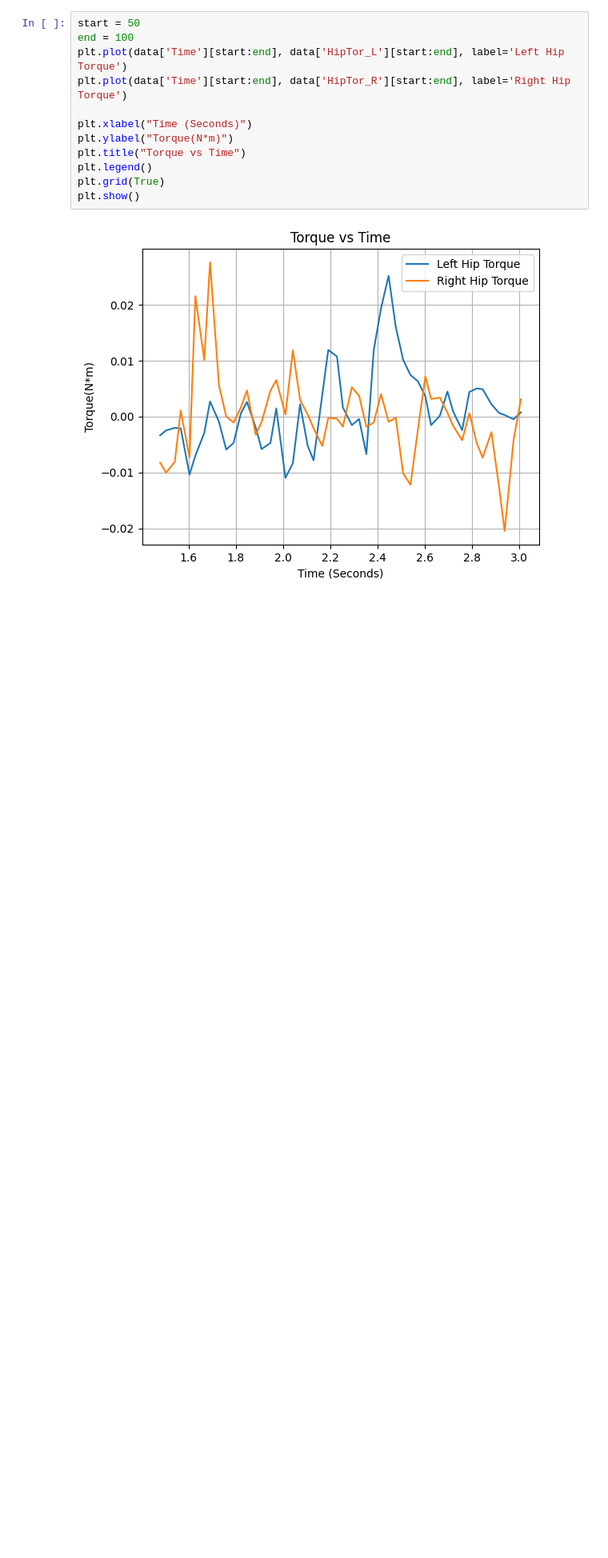
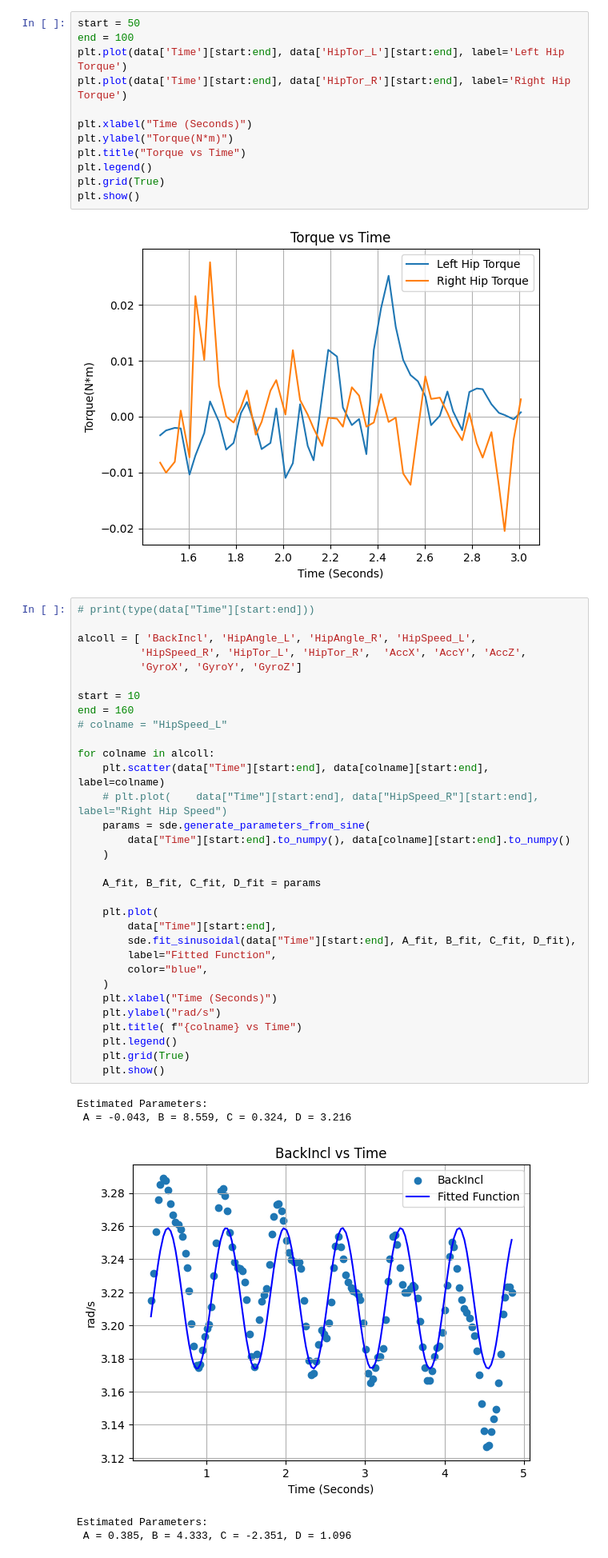
Before and after one commit to BIOROB-Lab-192/robotic-hip-exoskeleton, a Jupyter notebook: src/jupyter.ipynb, the cells around one changed output. Shown at 80% size. Saved outputs shown, nothing was run; the diff lists cells and outputs as text; blank space fills up the shorter version.

```diff
--- a/src/jupyter.ipynb
+++ b/src/jupyter.ipynb
@@ -97,3 +117,41 @@ plt.grid(True)
 plt.show()
 # %% [output]
 [figure]
+# %%
+# print(type(data["Time"][start:end]))
+
+alcoll = [ 'BackIncl', 'HipAngle_L', 'HipAngle_R', 'HipSpeed_L',
+          'HipSpeed_R', 'HipTor_L', 'HipTor_R',  'AccX', 'AccY', 'AccZ',
+          'GyroX', 'GyroY', 'GyroZ']
+
+start = 10
+end = 160
+# colname = "HipSpeed_L"
+
+for colname in alcoll:
+    plt.scatter(data["Time"][start:end], data[colname][start:end], label=colname)
+    # plt.plot(    data["Time"][start:end], data["HipSpeed_R"][start:end], label="Right Hip Speed")
+    params = sde.generate_parameters_from_sine(
+        data["Time"][start:end].to_numpy(), data[colname][start:end].to_numpy()
+    )
+
+    A_fit, B_fit, C_fit, D_fit = params
+
+    plt.plot(
+        data["Time"][start:end],
+        sde.fit_sinusoidal(data["Time"][start:end], A_fit, B_fit, C_fit, D_fit),
+        label="Fitted Function",
+        color="blue",
+    )
+    plt.xlabel("Time (Seconds)")
+    plt.ylabel("rad/s")
+    plt.title( f"{colname} vs Time")
+    plt.legend()
+    plt.grid(True)
+    plt.show()
+# %% [output]
+Estimated Parameters:
+ A = -0.043, B = 8.559, C = 0.324, D = 3.216
+[figure, added]
+Estimated Parameters:
+ A = 0.385, B = 4.333, C = -2.351, D = 1.096
```
Also changed, not shown: parts of 3 cells of this notebook, 7 other files.
